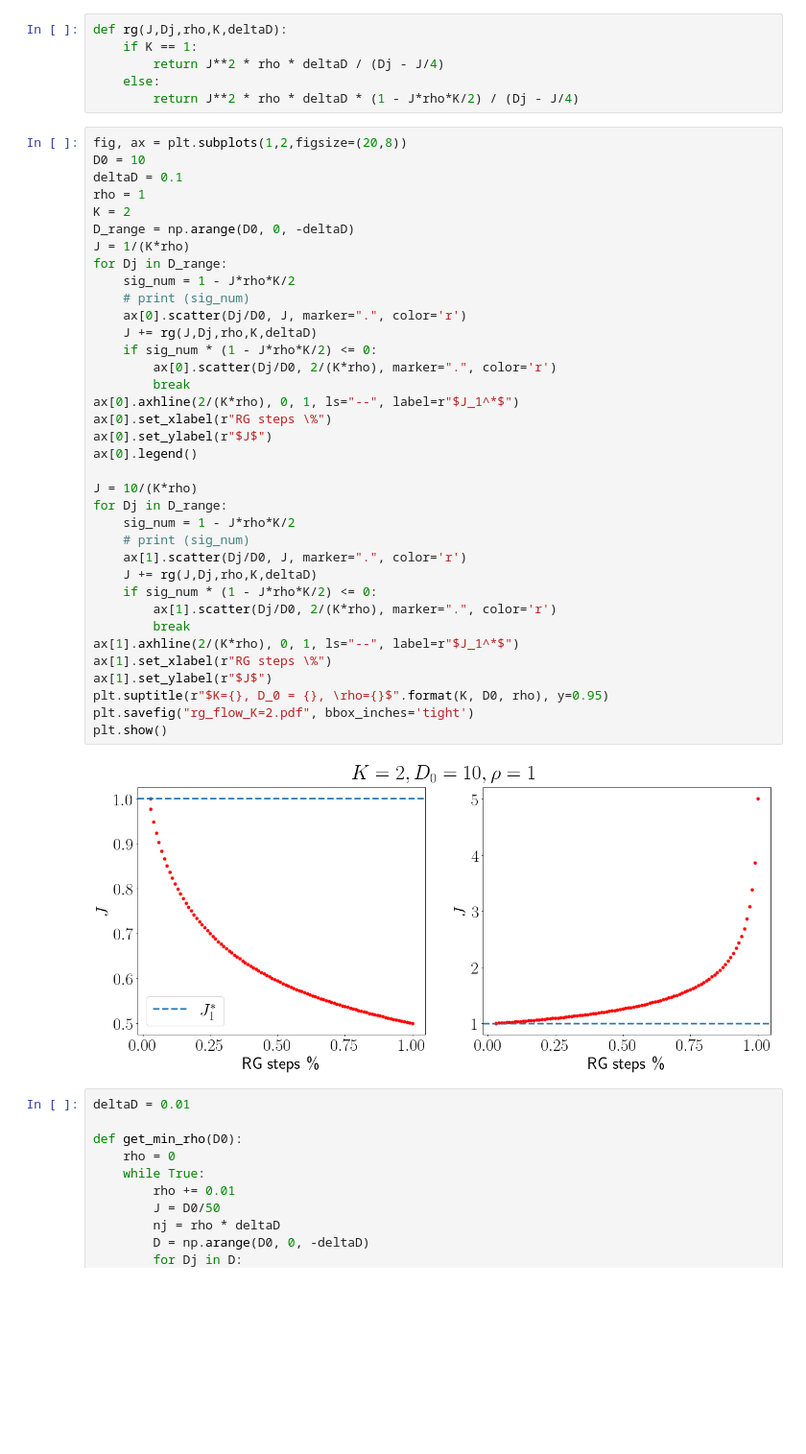
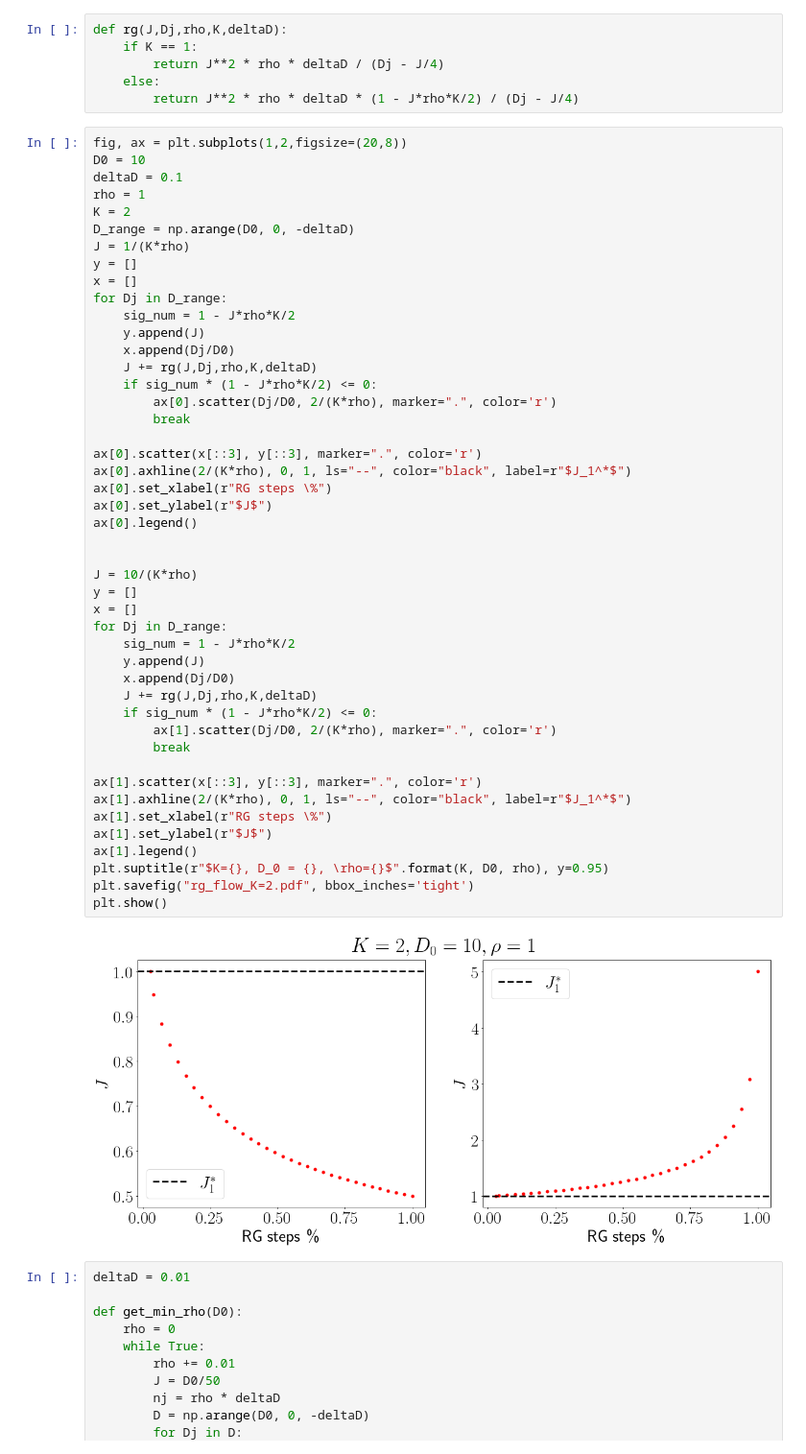
Before and after one commit to abhirup-m/Multichannel-Kondo-Project, a Jupyter notebook: numerics/rg_flow.ipynb, the cells around one changed output. Shown at 96% size. Saved outputs shown, nothing was run; the diff lists cells and outputs as text; blank space fills up the shorter version.

```diff
--- a/numerics/rg_flow.ipynb
+++ b/numerics/rg_flow.ipynb
@@ -27,40 +27,50 @@ def rg(J,Dj,rho,K,deltaD):
 fig, ax = plt.subplots(1,2,figsize=(20,8))
 D0 = 10
 deltaD = 0.1
 rho = 1
 K = 2
 D_range = np.arange(D0, 0, -deltaD)
 J = 1/(K*rho)
+y = []
+x = []
 for Dj in D_range:
     sig_num = 1 - J*rho*K/2
-    # print (sig_num)
-    ax[0].scatter(Dj/D0, J, marker=".", color='r')
+    y.append(J)
+    x.append(Dj/D0)
     J += rg(J,Dj,rho,K,deltaD)
     if sig_num * (1 - J*rho*K/2) <= 0:
         ax[0].scatter(Dj/D0, 2/(K*rho), marker=".", color='r')
         break
-ax[0].axhline(2/(K*rho), 0, 1, ls="--", label=r"$J_1^*$")
+
+ax[0].scatter(x[::3], y[::3], marker=".", color='r')
+ax[0].axhline(2/(K*rho), 0, 1, ls="--", color="black", label=r"$J_1^*$")
 ax[0].set_xlabel(r"RG steps \%")
 ax[0].set_ylabel(r"$J$")
 ax[0].legend()
 
+
 J = 10/(K*rho)
+y = []
+x = []
 for Dj in D_range:
     sig_num = 1 - J*rho*K/2
-    # print (sig_num)
-    ax[1].scatter(Dj/D0, J, marker=".", color='r')
+    y.append(J)
+    x.append(Dj/D0)
     J += rg(J,Dj,rho,K,deltaD)
     if sig_num * (1 - J*rho*K/2) <= 0:
         ax[1].scatter(Dj/D0, 2/(K*rho), marker=".", color='r')
         break
-ax[1].axhline(2/(K*rho), 0, 1, ls="--", label=r"$J_1^*$")
+
+ax[1].scatter(x[::3], y[::3], marker=".", color='r')
+ax[1].axhline(2/(K*rho), 0, 1, ls="--", color="black", label=r"$J_1^*$")
 ax[1].set_xlabel(r"RG steps \%")
 ax[1].set_ylabel(r"$J$")
+ax[1].legend()
 plt.suptitle(r"$K={}, D_0 = {}, \rho={}$".format(K, D0, rho), y=0.95)
 plt.savefig("rg_flow_K=2.pdf", bbox_inches='tight')
 plt.show()
 # %% [output]
-[figure, old version]
+[figure, new version]
 # %%
 deltaD = 0.01
 
```
Also changed, not shown: 15 other files.
